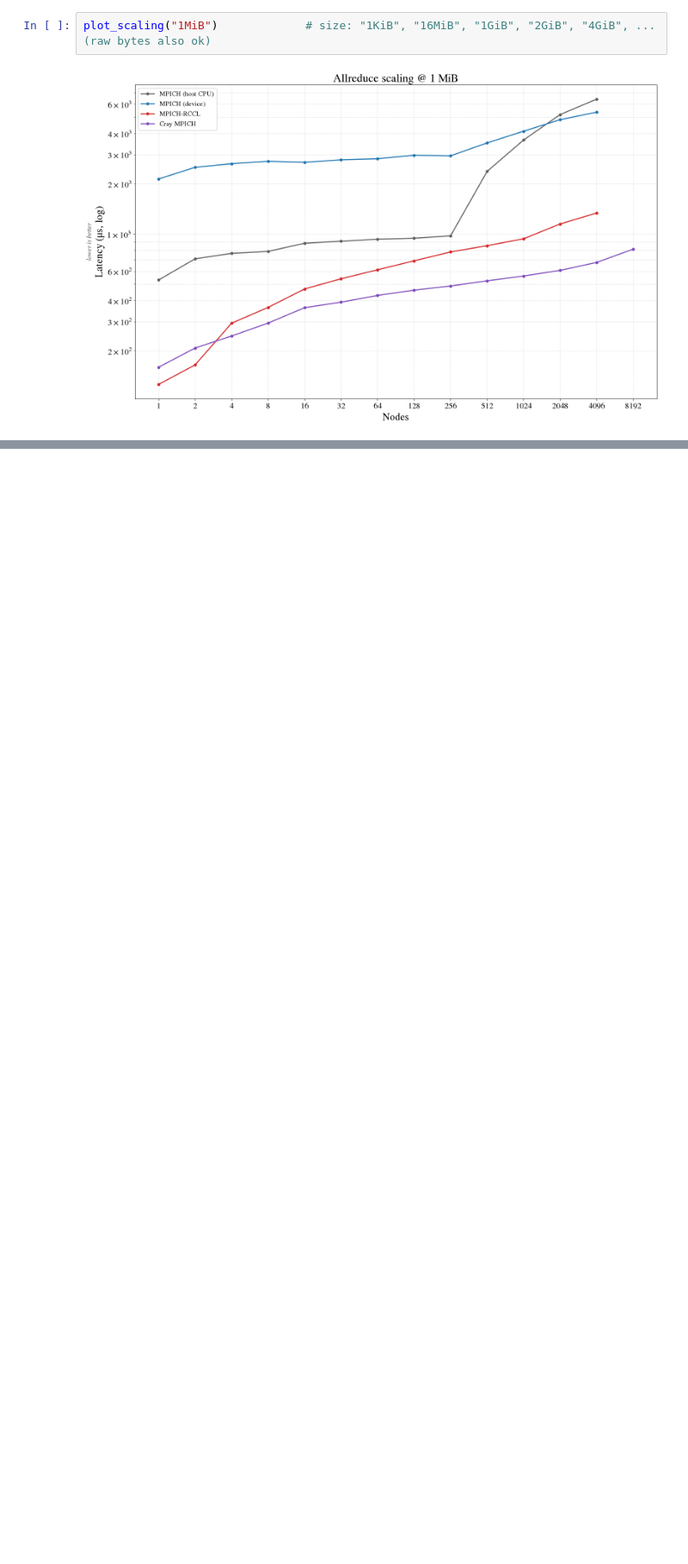
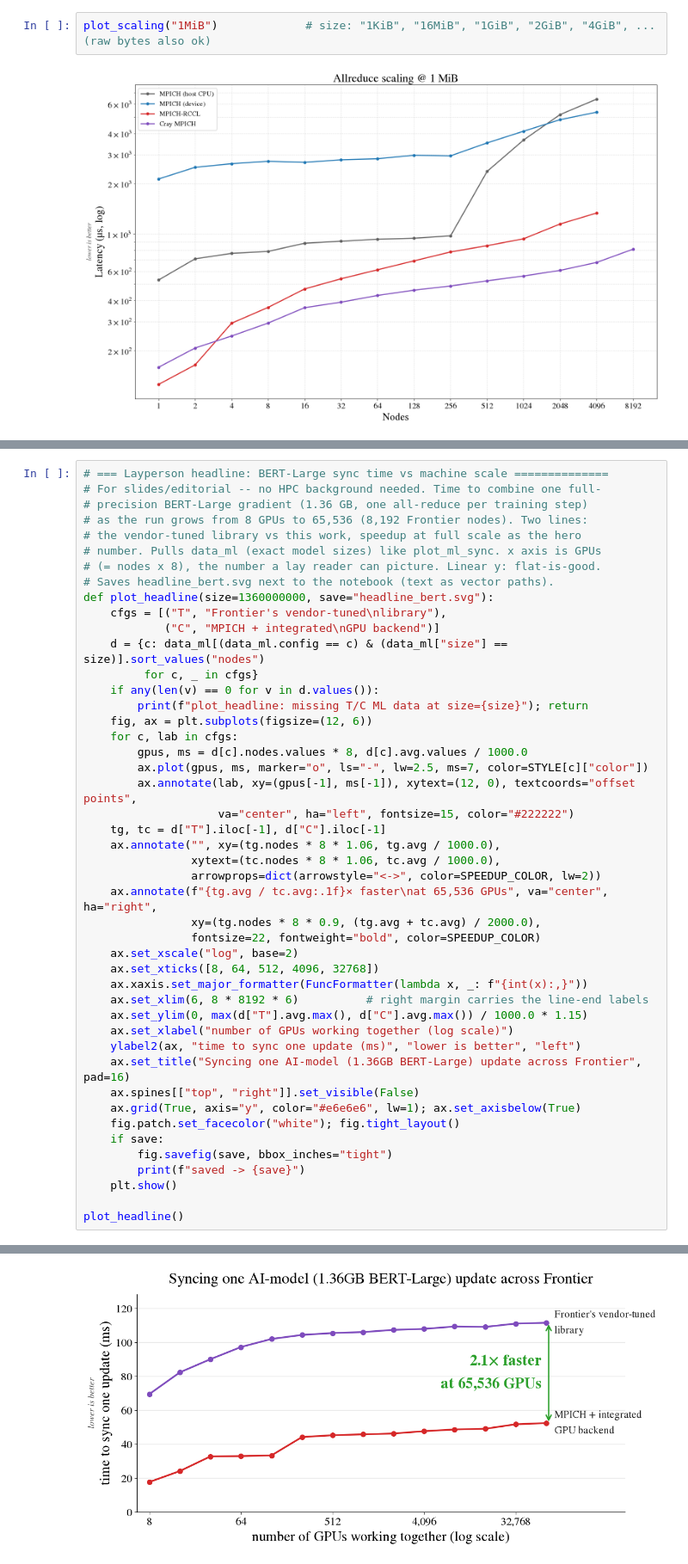
Before and after one commit to ggracelii/grace_suli, a Jupyter notebook: frontier/plots/plot.ipynb, the cells around one changed output, grey strips where cells are left out. Shown at 86% size. Drawn from its saved outputs; the diff is of its cells as text; blank space fills up the shorter version.

```diff
--- a/frontier/plots/plot.ipynb
+++ b/frontier/plots/plot.ipynb
@@ -522,3 +522,50 @@ df_ml.round(3)
 | 53 | BERT-Large fp32: 1.36 GB | 2048 | 48.953 | 108.983 | 108.983 | 27.782 | 2.226 | 2.226 | NaN |
 | 54 | BERT-Large fp32: 1.36 GB | 4096 | 51.597 | 110.948 | 110.948 | 26.358 | 2.150 | 2.150 | NaN |
 | 55 | BERT-Large fp32: 1.36 GB | 8192 | 52.306 | 111.435 | 111.435 | 26.001 | 2.130 | 2.130 | NaN |
+# %%
+# === Layperson headline: BERT-Large sync time vs machine scale ==============
+# For slides/editorial -- no HPC background needed. Time to combine one full-
+# precision BERT-Large gradient (1.36 GB, one all-reduce per training step)
+# as the run grows from 8 GPUs to 65,536 (8,192 Frontier nodes). Two lines:
+# the vendor-tuned library vs this work, speedup at full scale as the hero
+# number. Pulls data_ml (exact model sizes) like plot_ml_sync. x axis is GPUs
+# (= nodes x 8), the number a lay reader can picture. Linear y: flat-is-good.
+# Saves headline_bert.svg next to the notebook (text as vector paths).
+def plot_headline(size=1360000000, save="headline_bert.svg"):
+    cfgs = [("T", "Frontier's vendor-tuned\nlibrary"),
+            ("C", "MPICH + integrated\nGPU backend")]
+    d = {c: data_ml[(data_ml.config == c) & (data_ml["size"] == size)].sort_values("nodes")
+         for c, _ in cfgs}
+    if any(len(v) == 0 for v in d.values()):
+        print(f"plot_headline: missing T/C ML data at size={size}"); return
+    fig, ax = plt.subplots(figsize=(12, 6))
+    for c, lab in cfgs:
+        gpus, ms = d[c].nodes.values * 8, d[c].avg.values / 1000.0
+        ax.plot(gpus, ms, marker="o", ls="-", lw=2.5, ms=7, color=STYLE[c]["color"])
+        ax.annotate(lab, xy=(gpus[-1], ms[-1]), xytext=(12, 0), textcoords="offset points",
+                    va="center", ha="left", fontsize=15, color="#222222")
+    tg, tc = d["T"].iloc[-1], d["C"].iloc[-1]
+    ax.annotate("", xy=(tg.nodes * 8 * 1.06, tg.avg / 1000.0),
+                xytext=(tc.nodes * 8 * 1.06, tc.avg / 1000.0),
+                arrowprops=dict(arrowstyle="<->", color=SPEEDUP_COLOR, lw=2))
+    ax.annotate(f"{tg.avg / tc.avg:.1f}× faster\nat 65,536 GPUs", va="center", ha="right",
+                xy=(tg.nodes * 8 * 0.9, (tg.avg + tc.avg) / 2000.0),
+                fontsize=22, fontweight="bold", color=SPEEDUP_COLOR)
+    ax.set_xscale("log", base=2)
+    ax.set_xticks([8, 64, 512, 4096, 32768])
+    ax.xaxis.set_major_formatter(FuncFormatter(lambda x, _: f"{int(x):,}"))
+    ax.set_xlim(6, 8 * 8192 * 6)          # right margin carries the line-end labels
+    ax.set_ylim(0, max(d["T"].avg.max(), d["C"].avg.max()) / 1000.0 * 1.15)
+    ax.set_xlabel("number of GPUs working together (log scale)")
+    ylabel2(ax, "time to sync one update (ms)", "lower is better", "left")
+    ax.set_title("Syncing one AI-model (1.36GB BERT-Large) update across Frontier", pad=16)
+    ax.spines[["top", "right"]].set_visible(False)
+    ax.grid(True, axis="y", color="#e6e6e6", lw=1); ax.set_axisbelow(True)
+    fig.patch.set_facecolor("white"); fig.tight_layout()
+    if save:
+        fig.savefig(save, bbox_inches="tight")
+        print(f"saved -> {save}")
+    plt.show()
+
+plot_headline()
+# %% [output]
@@ -524,0 +573 @@ df_ml.round(3)
+[figure, added]
```
Also changed, not shown: parts of 4 cells of this notebook, 35 other files.
